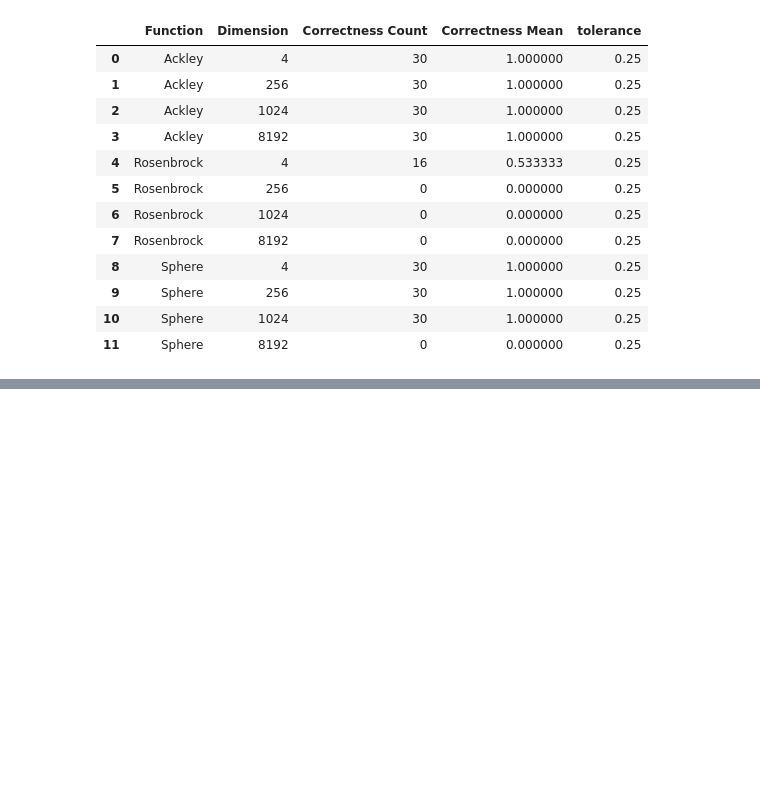
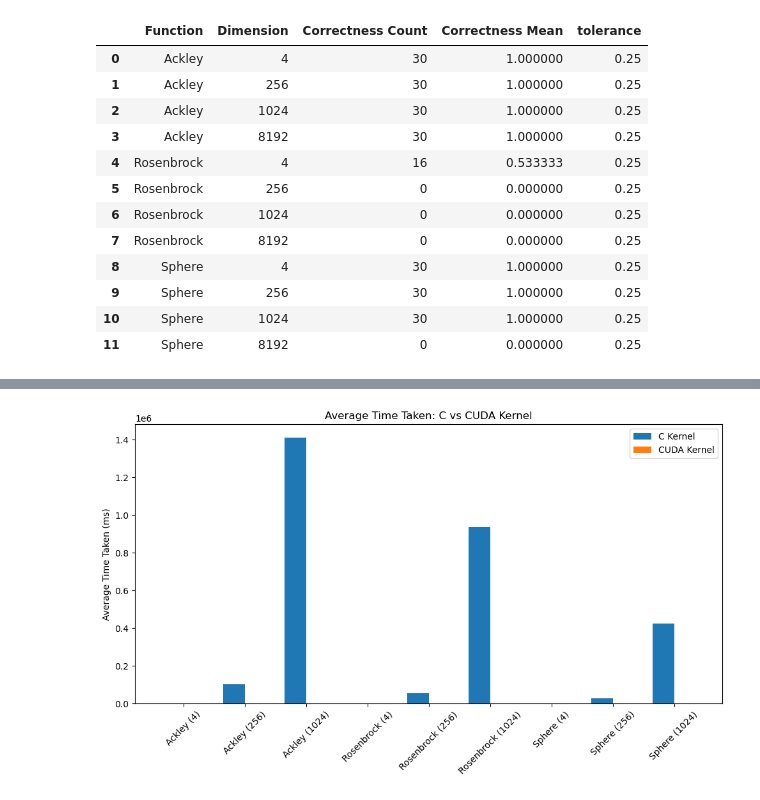
Before and after one commit to ADichoso/CSC612M_MP2, a Jupyter notebook: Results/Results.ipynb, the cells around one changed output, grey strips where cells are left out. Saved outputs shown, nothing was run; the diff lists cells and outputs as text; code cells hidden in the pictures; blank space fills up the shorter version.

Commit message:
Added Result Visualizations

```diff
--- a/Results/Results.ipynb
+++ b/Results/Results.ipynb
@@ -56,0 +93,3 @@ results_cuda_df
+# %%
+cuda_avg_times_df = cuda_avg_times_df.drop(columns=["TotalTime_SEC"]).rename(columns={"AvgTime_MS": "Average Time Taken"})
+cuda_avg_times_df
@@ -113,0 +170,3 @@ count_correct(results_cuda_df)
+# %%
+c_avg_times_df = average_time_df.copy(deep=True)
+c_avg_times_df
@@ -113,0 +202,8 @@ count_correct(results_cuda_df)
+# %%
+combined_avg_times_df = pd.merge(
+    c_avg_times_df,
+    cuda_avg_times_df,
+    on=["Function", "Dimension"],
+    suffixes=("_C", "_CUDA")
+)
+combined_avg_times_df
@@ -113,0 +221,3 @@ count_correct(results_cuda_df)
+# %%
+combined_avg_times_df["Speedup"] = combined_avg_times_df["Average Time Taken_C"] / combined_avg_times_df["Average Time Taken_CUDA"]
+combined_avg_times_df
@@ -113,0 +235,19 @@ count_correct(results_cuda_df)
+# %%
+import matplotlib.pyplot as plt
+
+fig, ax = plt.subplots(figsize=(10, 6))
+width = 0.35
+x = range(len(combined_avg_times_df))
+
+ax.bar(x, combined_avg_times_df["Average Time Taken_C"], width, label='C Kernel')
+ax.bar([i + width for i in x], combined_avg_times_df["Average Time Taken_CUDA"], width, label='CUDA Kernel')
+
+ax.set_xticks([i + width / 2 for i in x])
+ax.set_xticklabels([f"{row['Function']} ({row['Dimension']})" for _, row in combined_avg_times_df.iterrows()], rotation=45)
+ax.set_ylabel('Average Time Taken (ms)')
+ax.set_title('Average Time Taken: C vs CUDA Kernel')
+ax.legend()
+plt.tight_layout()
+plt.show()
+# %% [output]
+[figure, added]
```
Also changed, not shown: parts of 14 cells of this notebook, 5 other files.
